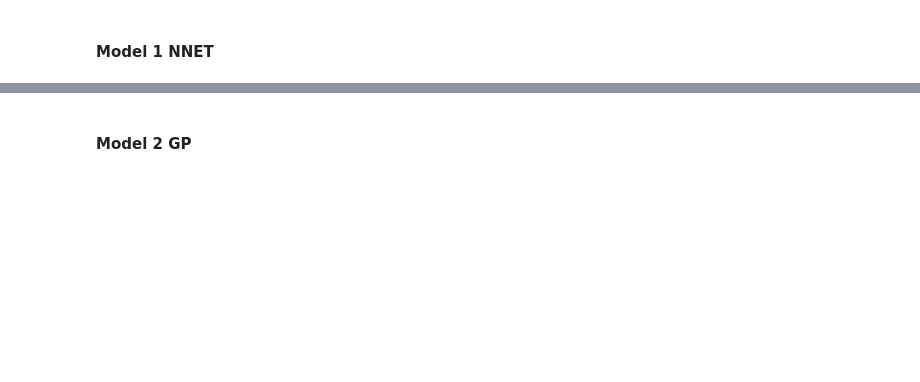
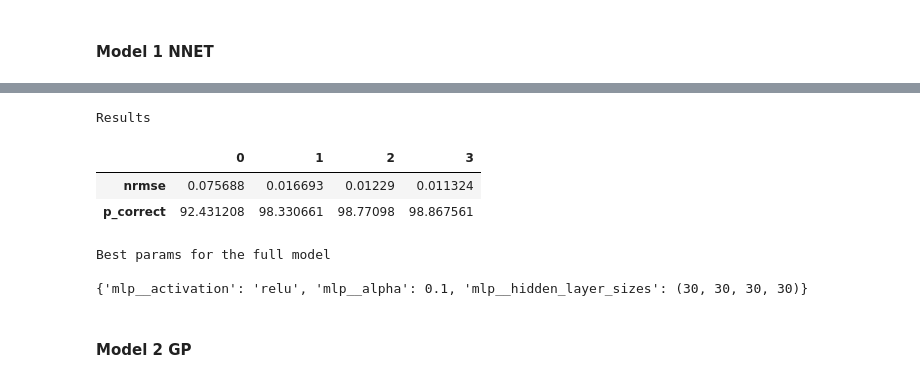
Before and after one commit to lucassalamancaf/ML_Finance, a Jupyter notebook: Hw1/HW1_Task1.ipynb, the cells around one changed output, grey strips where cells are left out. Saved outputs shown, nothing was run; the diff lists cells and outputs as text; code cells hidden in the pictures; blank space fills up the shorter version.

```diff
--- a/Hw1/HW1_Task1.ipynb
+++ b/Hw1/HW1_Task1.ipynb
@@ -981,2 +1020,52 @@ pred_nnt_returns = nnt.predict(testing_features)
+# %%
+results_df = np.empty(shape=(2,4))
+
+training_features,training_target,testing_features,testing_target = creating_and_splitting(['ep','svar','ntis'],'SP')
+
+param_grid = {'mlp__hidden_layer_sizes': [(50,),(200,),(60,60),(30,30,30,30)],
+    'mlp__activation': ['relu','identity','tanh'],
+    'mlp__alpha': [0.001, 0.1]}
+
+tscv = TimeSeriesSplit(n_splits=5)
+
+search = GridSearchCV(Pipeline([
+        ('scaler', StandardScaler()),
+        ('mlp', MLPRegressor(max_iter=2000, early_stopping=True, random_state=42))]),
+        param_grid=param_grid, cv=tscv, scoring='neg_root_mean_squared_error')
+
+search.fit(training_features,training_target)
+
+best_nnet_pred_price = fit_and_predict(pipeline=search.best_estimator_,train_feat=training_features,train_targ=training_target,test_feat=testing_features)
+
+results_df[0,0] = nrmse(y_actual=testing_target,y_predicted=best_nnet_pred_price)
+results_df[1,0] = pcorrect(y_actual=testing_target,y_predicted=best_nnet_pred_price)
+# sensitivity exogenous variables
+
+configurations = [['ep','svar'],['ep','ntis'],['svar','ntis']]
+
+for i in range(3):
+
+    training_features,training_target,testing_features,testing_target = creating_and_splitting(configurations[i],'Index')
+
+    nnet1_pred = fit_and_predict(pipeline=search.best_estimator_,train_feat=training_features,train_targ=training_target,test_feat=testing_features)
+
+    results_df[0,i+1] = nrmse(y_actual=testing_target,y_predicted=nnet1_pred)
+    results_df[1,i+1] = pcorrect(y_actual=testing_target,y_predicted=nnet1_pred)
+
+
+print('Results \n')
+display(pd.DataFrame(results_df,index=['nrmse','p_correct']))
+
+
+print('Best params for the full model \n')
+print(search.best_params_)
+# %% [output]
+Results
+|  | 0 | 1 | 2 | 3 |
+| nrmse | 0.075688 | 0.016693 | 0.01229 | 0.011324 |
+| p_correct | 92.431208 | 98.330661 | 98.77098 | 98.867561 |
+Best params for the full model
+
+{'mlp__activation': 'relu', 'mlp__alpha': 0.1, 'mlp__hidden_layer_sizes': (30, 30, 30, 30)}
 # %% [markdown]
 #### Model 2 GP
```
Also changed, not shown: parts of 25 cells of this notebook.
